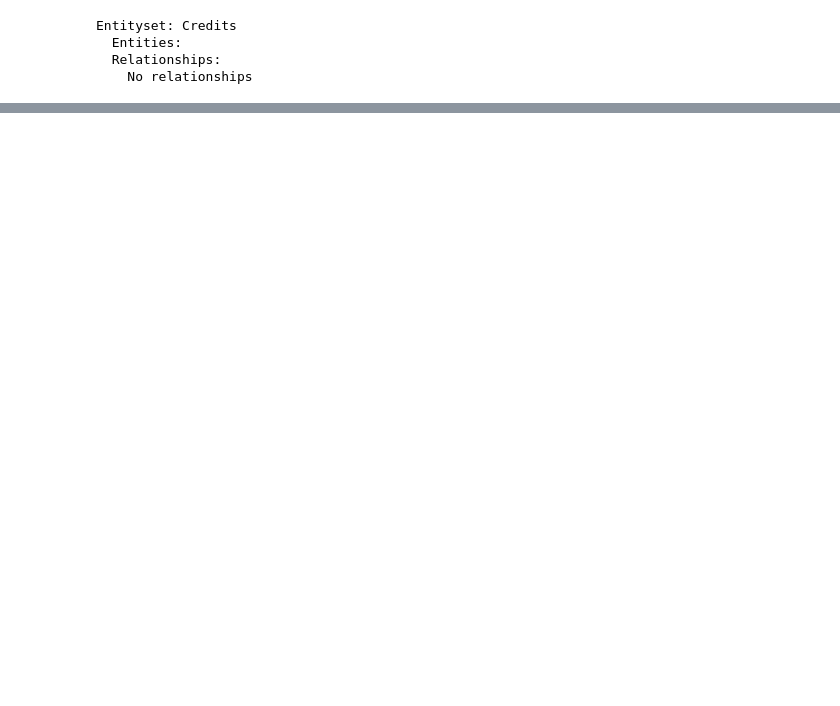
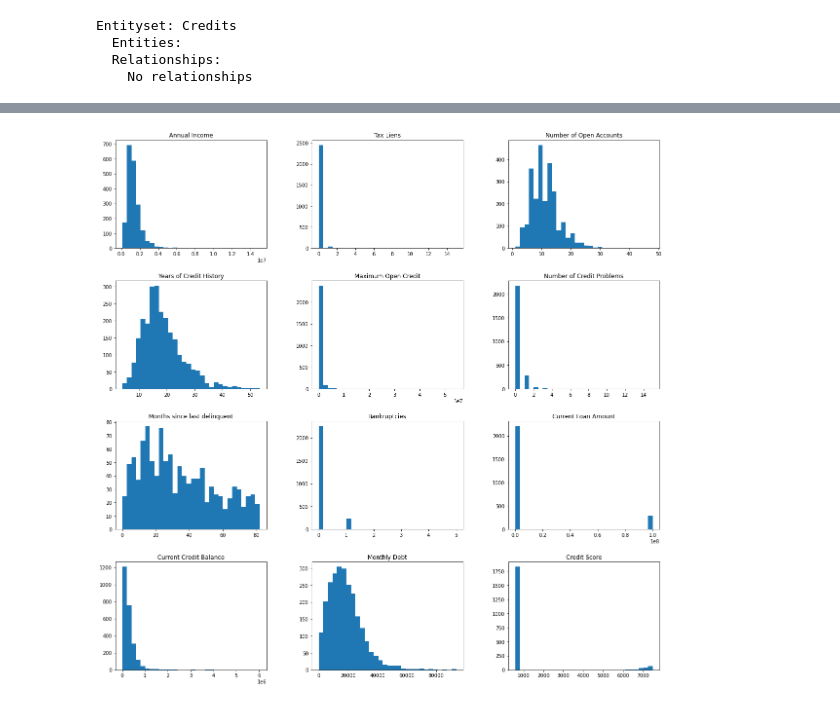
Before and after one commit to HeelHook88/library_for_ds_classification, a Jupyter notebook: AIKuznetsov_solution.ipynb, the cells around one changed output, grey strips where cells are left out. Saved outputs shown, nothing was run; the diff lists cells and outputs as text; code cells hidden in the pictures; blank space fills up the shorter version.

```diff
--- a/AIKuznetsov_solution.ipynb
+++ b/AIKuznetsov_solution.ipynb
@@ -393,0 +569,4 @@ zero_features = feature['feature_name']
+# %%
+df_final.hist(figsize=(20,20), bins=30, grid=False);
+# %% [output]
+[figure, added]
```
Also changed, not shown: parts of 89 cells of this notebook.
